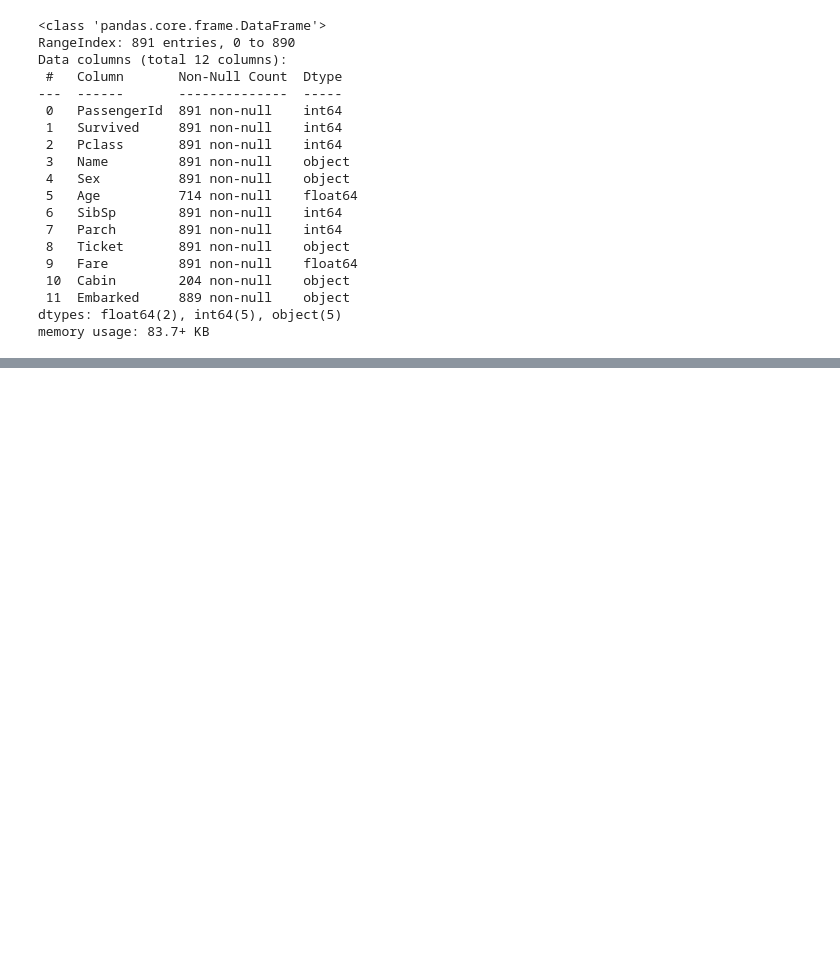
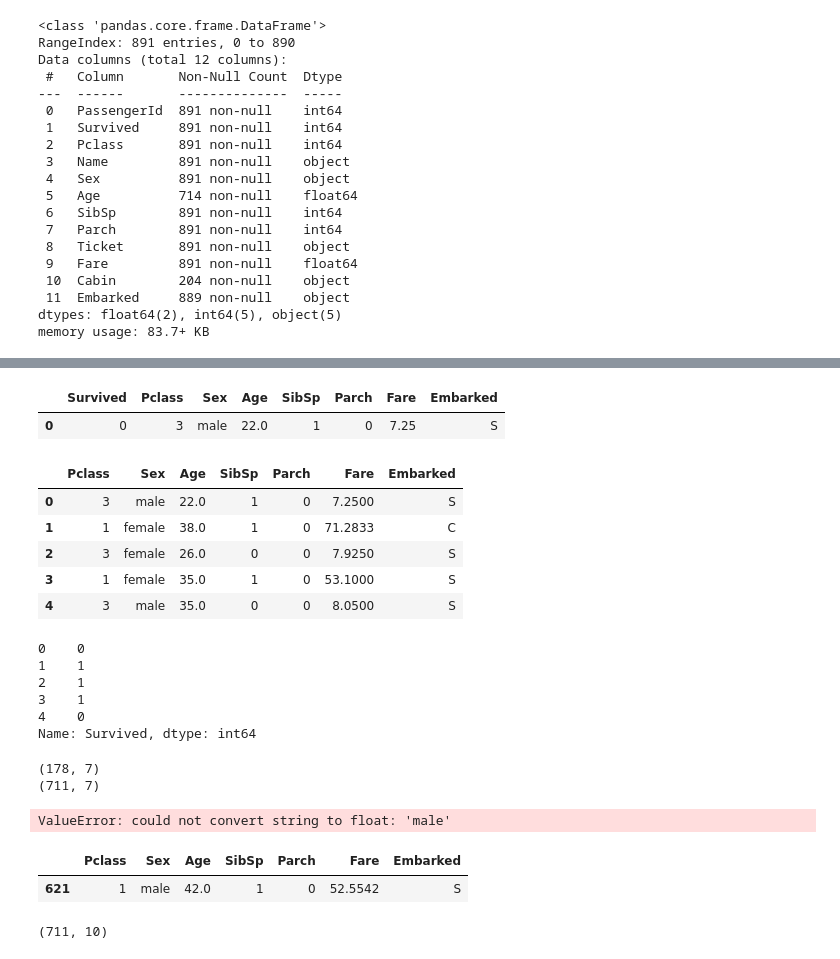
Before and after one commit to prishitasingh7/assigments, a Jupyter notebook: pandas/8_sept.ipynb, the cells around one changed output, grey strips where cells are left out. Saved outputs shown, nothing was run; the diff lists cells and outputs as text; code cells hidden in the pictures; blank space fills up the shorter version.

```diff
--- a/pandas/8_sept.ipynb
+++ b/pandas/8_sept.ipynb
@@ -74,3 +68,8 @@ df.head()
 | 2 | 3 | 1 | 3 | Heikkinen, Miss. Laina | female | 26.0 | 0 | 0 | STON/O2. 3101282 | 7.9250 | ... |
 | 3 | 4 | 1 | 1 | Futrelle, Mrs. Jacques Heath (Lil... | female | 35.0 | 1 | 0 | 113803 | 53.1000 | ... |
 | 4 | 5 | 0 | 3 | Allen, Mr. William Henry | male | 35.0 | 0 | 0 | 373450 | 8.0500 | ... |
+# %%
+df = df.drop(columns=["Cabin", "Name", "Ticket", "PassengerId"], errors="ignore")
+# %%
+df["Age"] = df["Age"].fillna(df["Age"].median())
+df.dropna(subset=["Embarked"], inplace=True)
@@ -76,0 +94,26 @@ df.head()
+# %%
+df.head(1)
+# %% [output]
+|  | Survived | Pclass | Sex | Age | SibSp | Parch | Fare | Embarked |
+| 0 | 0 | 3 | male | 22.0 | 1 | 0 | 7.25 | S |
+# %%
+x=df.drop(columns=["Survived"])
+y=df["Survived"]
+# %%
+x.head()
+# %% [output]
+|  | Pclass | Sex | Age | SibSp | Parch | Fare | Embarked |
+| 0 | 3 | male | 22.0 | 1 | 0 | 7.2500 | S |
+| 1 | 1 | female | 38.0 | 1 | 0 | 71.2833 | C |
+| 2 | 3 | female | 26.0 | 0 | 0 | 7.9250 | S |
+| 3 | 1 | female | 35.0 | 1 | 0 | 53.1000 | S |
+| 4 | 3 | male | 35.0 | 0 | 0 | 8.0500 | S |
+# %%
+y.head()
+# %% [output]
+0    0
+1    1
+2    1
+3    1
+4    0
+Name: Survived, dtype: int64
@@ -76,0 +128,19 @@ df.head()
+# %%
+print(x_test.shape)
+print(x_train.shape)
+# %% [output]
+(178, 7)
+(711, 7)
+# %%
+from sklearn.neighbors import KNeighborsClassifier
+
+model = KNeighborsClassifier()
+
+model.fit(x_train, y_train)
+# %% [output]
+ValueError: could not convert string to float: 'male'
+# %%
+x_train.head(1)
+# %% [output]
+|  | Pclass | Sex | Age | SibSp | Parch | Fare | Embarked |
+| 621 | 1 | male | 42.0 | 1 | 0 | 52.5542 | S |
@@ -76,0 +171,5 @@ df.head()
+# %%
+x_train.shape
+x_train_final.shape
+# %% [output]
+(711, 10)
```
Also changed, not shown: parts of 12 cells of this notebook, 3 other files.
